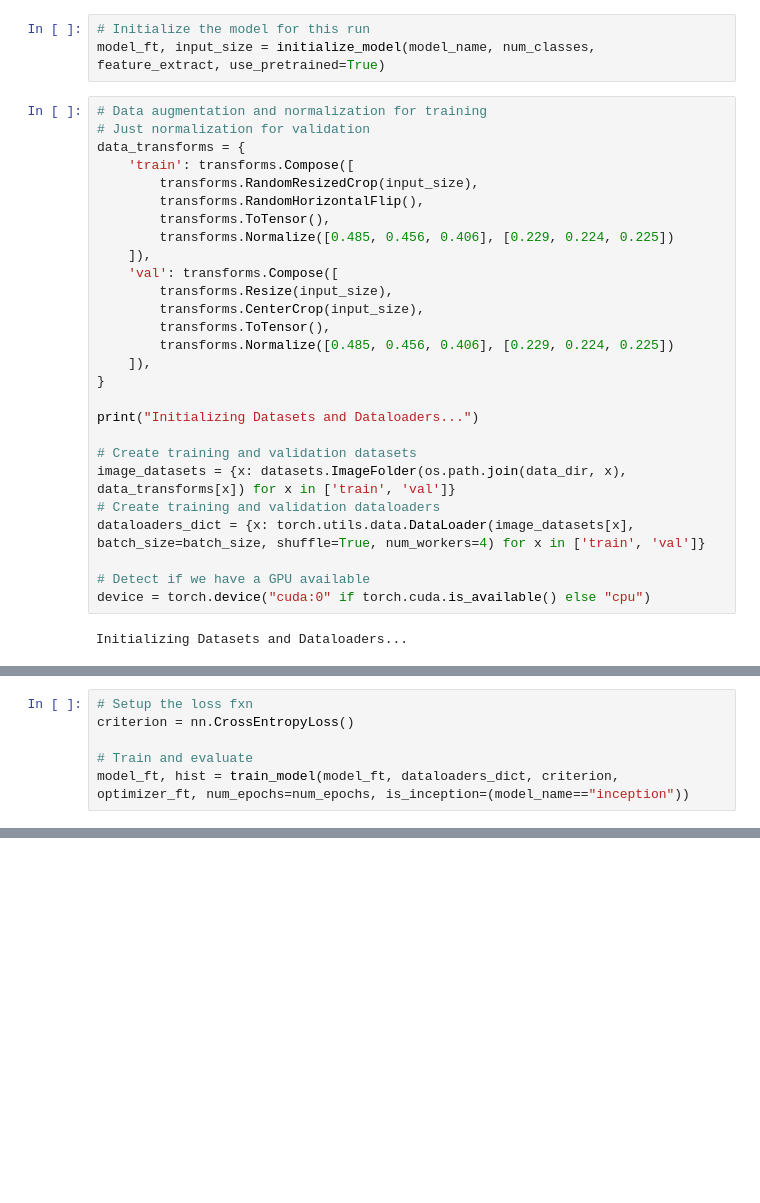
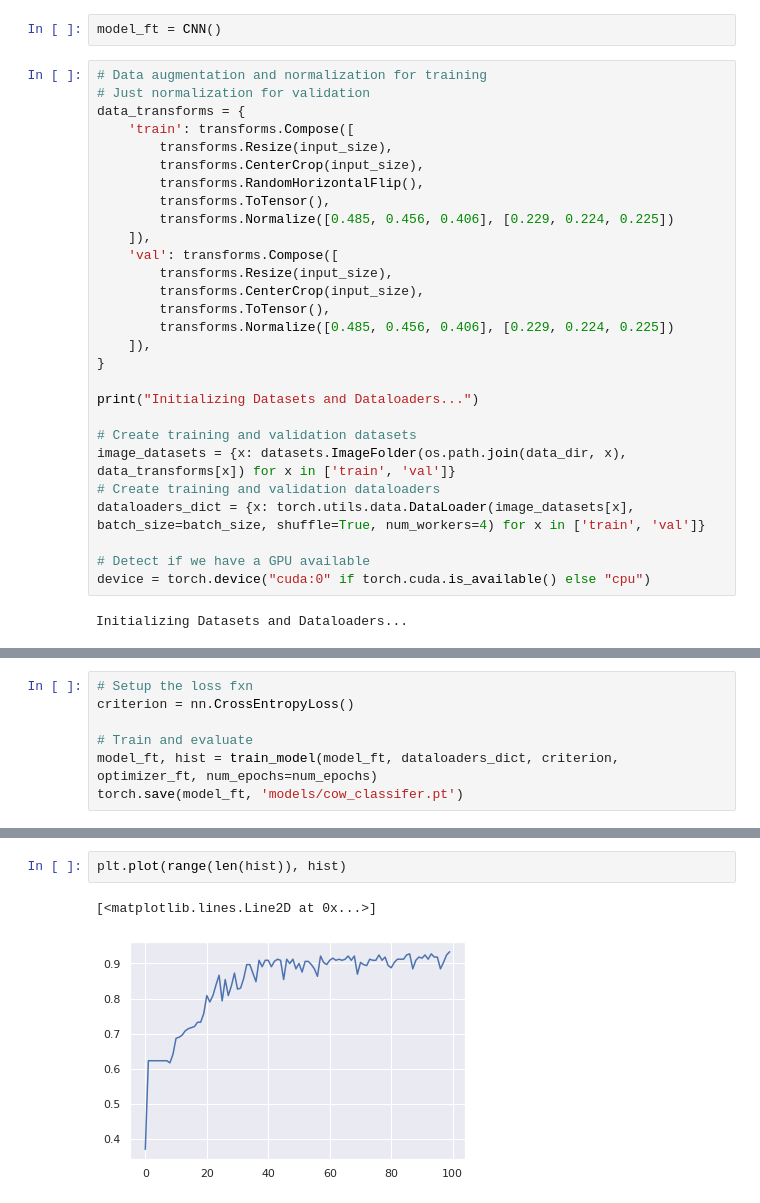
Before and after one commit to ejmejm/OSRS-Cow-Killing-AI, a Jupyter notebook: classification_model.ipynb, the cells around one changed output, grey strips where cells are left out. Drawn from its saved outputs; the diff is of its cells as text; blank space fills up the shorter version.

```diff
--- a/classification_model.ipynb
+++ b/classification_model.ipynb
@@ -174,12 +123,12 @@ def initialize_model(model_name, num_classes, feature_extract, use_pretrained=Tr
-# %%
-# Initialize the model for this run
-model_ft, input_size = initialize_model(model_name, num_classes, feature_extract, use_pretrained=True)
+# %%
+model_ft = CNN()
 # %%
 # Data augmentation and normalization for training
 # Just normalization for validation
 data_transforms = {
     'train': transforms.Compose([
-        transforms.RandomResizedCrop(input_size),
+        transforms.Resize(input_size),
+        transforms.CenterCrop(input_size),
         transforms.RandomHorizontalFlip(),
         transforms.ToTensor(),
         transforms.Normalize([0.485, 0.456, 0.406], [0.229, 0.224, 0.225])
@@ -236,5 +184,6 @@ Params to learn:
 criterion = nn.CrossEntropyLoss()
 
 # Train and evaluate
-model_ft, hist = train_model(model_ft, dataloaders_dict, criterion, optimizer_ft, num_epochs=num_epochs, is_inception=(model_name=="inception"))
+model_ft, hist = train_model(model_ft, dataloaders_dict, criterion, optimizer_ft, num_epochs=num_epochs)
+torch.save(model_ft, 'models/cow_classifer.pt')
 # %% [output]
@@ -275,0 +207,5 @@ KeyboardInterrupt:
+# %%
+plt.plot(range(len(hist)), hist)
+# %% [output]
+[<matplotlib.lines.Line2D at 0x...>]
+[figure, added]
```
Also changed, not shown: parts of 5 cells of this notebook, 2 other files.
